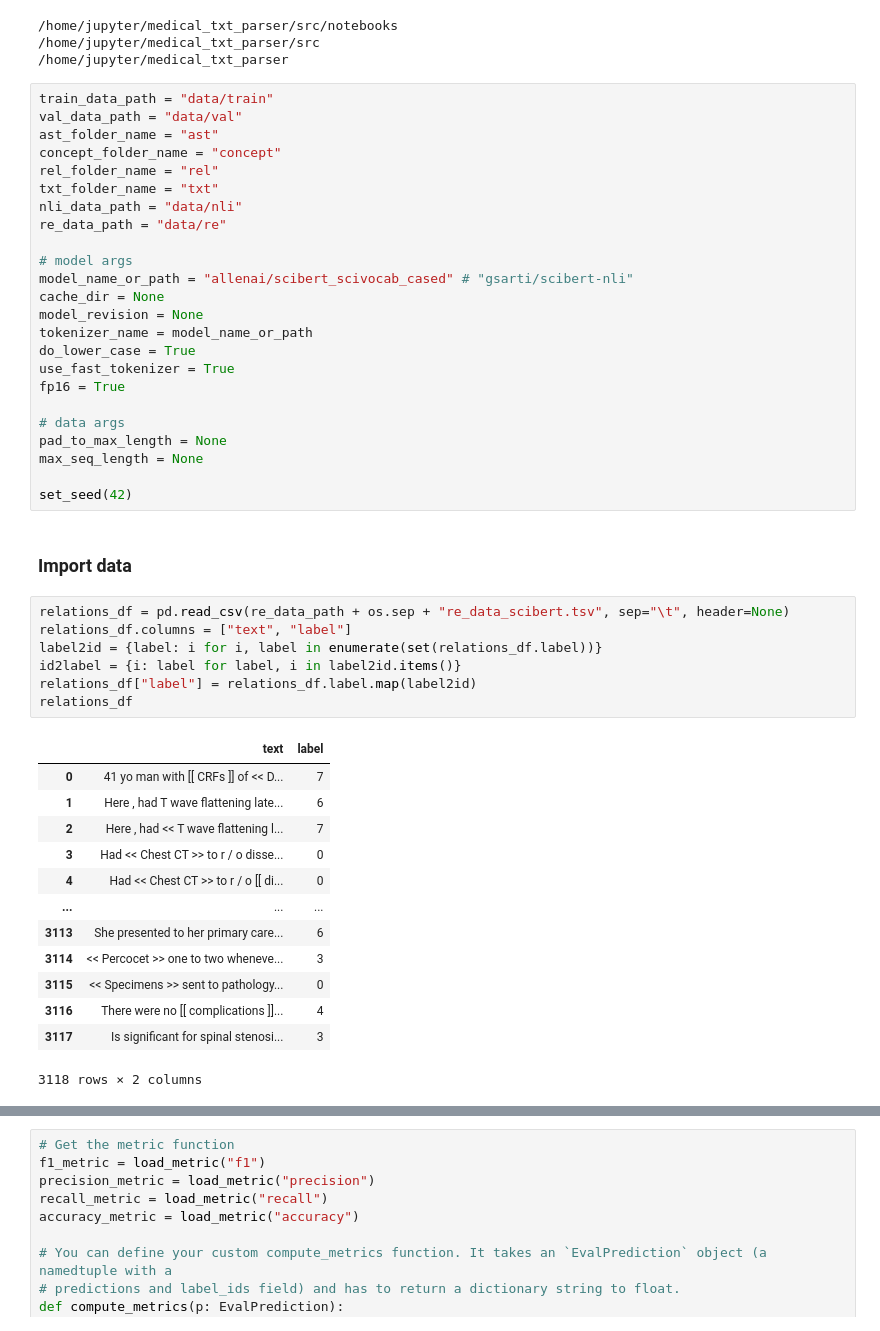
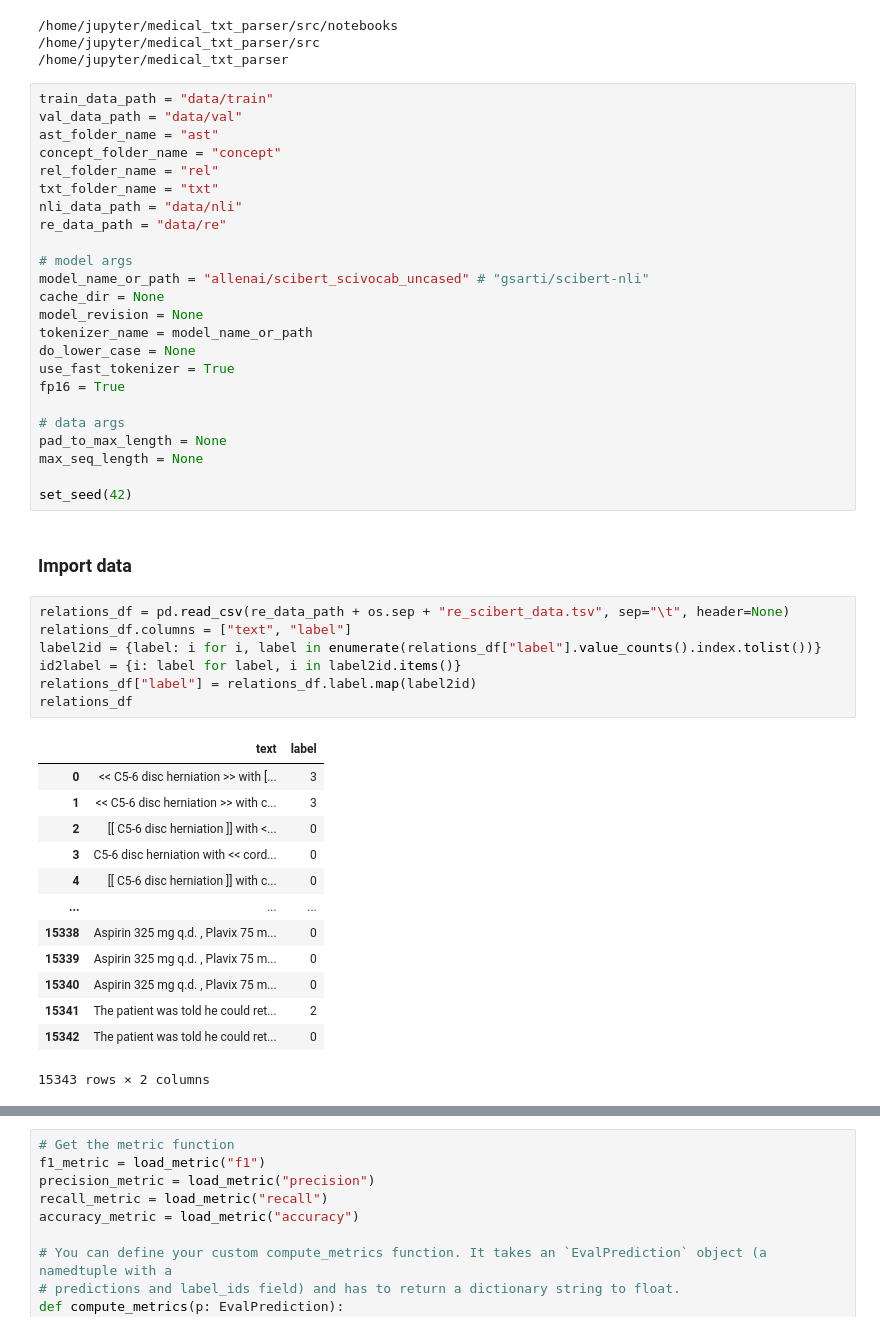
Before and after one commit to Mustapha-AJEGHRIR/medical_txt_parser, a Jupyter notebook: src/notebooks/relations_re/re_clf_scibert.ipynb, the cells around one changed output, grey strips where cells are left out. Saved outputs shown, nothing was run; the diff lists cells and outputs as text.

```diff
--- a/src/notebooks/relations_re/re_clf_scibert.ipynb
+++ b/src/notebooks/relations_re/re_clf_scibert.ipynb
@@ -104,11 +104,11 @@ nli_data_path = "data/nli"
 re_data_path = "data/re"
 
 # model args
-model_name_or_path = "allenai/scibert_scivocab_cased" # "gsarti/scibert-nli"
+model_name_or_path = "allenai/scibert_scivocab_uncased" # "gsarti/scibert-nli"
 cache_dir = None
 model_revision = None
 tokenizer_name = model_name_or_path
-do_lower_case = True
+do_lower_case = None
 use_fast_tokenizer = True
 fp16 = True
 
@@ -120,26 +120,26 @@ set_seed(42)
 # %% [markdown]
 ### Import data
 # %%
-relations_df = pd.read_csv(re_data_path + os.sep + "re_data_scibert.tsv", sep="\t", header=None)
+relations_df = pd.read_csv(re_data_path + os.sep + "re_scibert_data.tsv", sep="\t", header=None)
 relations_df.columns = ["text", "label"]
-label2id = {label: i for i, label in enumerate(set(relations_df.label))}
+label2id = {label: i for i, label in enumerate(relations_df["label"].value_counts().index.tolist())}
 id2label = {i: label for label, i in label2id.items()}
 relations_df["label"] = relations_df.label.map(label2id)
 relations_df
 # %% [output]
 |  | text | label |
-| 0 | 41 yo man with [[ CRFs ]] of << D... | 7 |
-| 1 | Here , had T wave flattening late... | 6 |
-| 2 | Here , had << T wave flattening l... | 7 |
-| 3 | Had << Chest CT >> to r / o disse... | 0 |
-| 4 | Had << Chest CT >> to r / o [[ di... | 0 |
+| 0 | << C5-6 disc herniation >> with [... | 3 |
+| 1 | << C5-6 disc herniation >> with c... | 3 |
+| 2 | [[ C5-6 disc herniation ]] with <... | 0 |
+| 3 | C5-6 disc herniation with << cord... | 0 |
+| 4 | [[ C5-6 disc herniation ]] with c... | 0 |
 | ... | ... | ... |
-| 3113 | She presented to her primary care... | 6 |
-| 3114 | << Percocet >> one to two wheneve... | 3 |
-| 3115 | << Specimens >> sent to pathology... | 0 |
-| 3116 | There were no [[ complications ]]... | 4 |
-| 3117 | Is significant for spinal stenosi... | 3 |
+| 15338 | Aspirin 325 mg q.d. , Plavix 75 m... | 0 |
+| 15339 | Aspirin 325 mg q.d. , Plavix 75 m... | 0 |
+| 15340 | Aspirin 325 mg q.d. , Plavix 75 m... | 0 |
+| 15341 | The patient was told he could ret... | 2 |
+| 15342 | The patient was told he could ret... | 0 |
-3118 rows × 2 columns
+15343 rows × 2 columns
 # %%
 # Build HuggingFace Dataset
 
```
Also changed, not shown: parts of 23 cells of this notebook.
